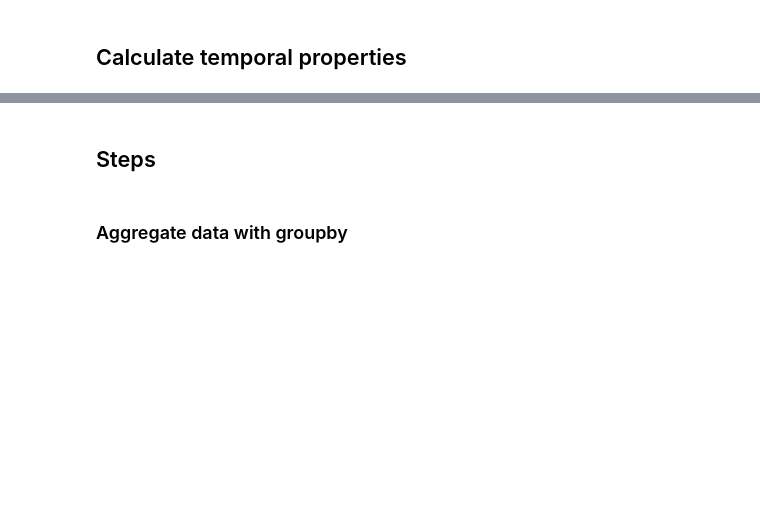
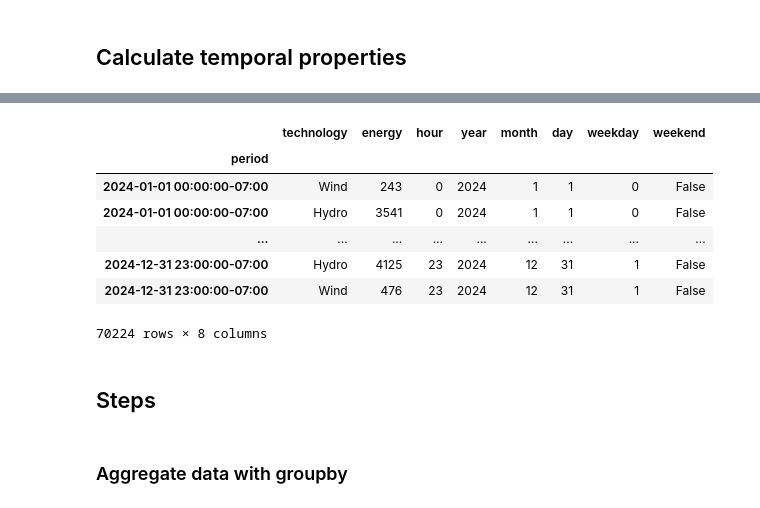
Before and after one commit to emurph91/practical-python-for-time-series-analysis-5452014, a Jupyter notebook: notebooks/CH02_Groupby/Start.ipynb, the cells around one changed output, grey strips where cells are left out. Drawn from its saved outputs; the diff is of its cells as text; code cells hidden in the pictures; blank space fills up the shorter version.

```diff
--- a/notebooks/CH02_Groupby/Start.ipynb
+++ b/notebooks/CH02_Groupby/Start.ipynb
@@ -20,4 +20,4 @@ df
 # %%
 df = df.set_index("period").sort_index()
 # %%
-df.loc["2024",["type-name", "value"]]
+df = df.loc["2024",["type-name", "value"]]
@@ -32,0 +24,2 @@ df.loc["2024",["type-name", "value"]]
+# %%
+df.columns = ["technology", "energy", "hour"]
@@ -45,3 +43,22 @@ df.loc["2024",["type-name", "value"]]
+# %%
+#modules doesn't exist, therefore adding manually:
+df["year"] = df.index.year
+df["month"]= df.index.month
+df["day"]= df.index.day
+df["hour"]= df.index.hour
+df["weekday"]= df.index.weekday
+df["weekend"]= df.index.dayofweek > 4
+# %%
+df
+# %% [output]
+|  | technology | energy | hour | year | month | day | weekday | weekend |
+| period |  |  |  |  |  |  |  |  |
+| 2024-01-01 00:00:00-07:00 | Wind | 243 | 0 | 2024 | 1 | 1 | 0 | False |
+| 2024-01-01 00:00:00-07:00 | Hydro | 3541 | 0 | 2024 | 1 | 1 | 0 | False |
+| ... | ... | ... | ... | ... | ... | ... | ... | ... |
+| 2024-12-31 23:00:00-07:00 | Hydro | 4125 | 23 | 2024 | 12 | 31 | 1 | False |
+| 2024-12-31 23:00:00-07:00 | Wind | 476 | 23 | 2024 | 12 | 31 | 1 | False |
+70224 rows × 8 columns
 # %% [markdown]
 ## Steps
 # %% [markdown]
```
Also changed, not shown: parts of 17 cells of this notebook, 2 other files.
